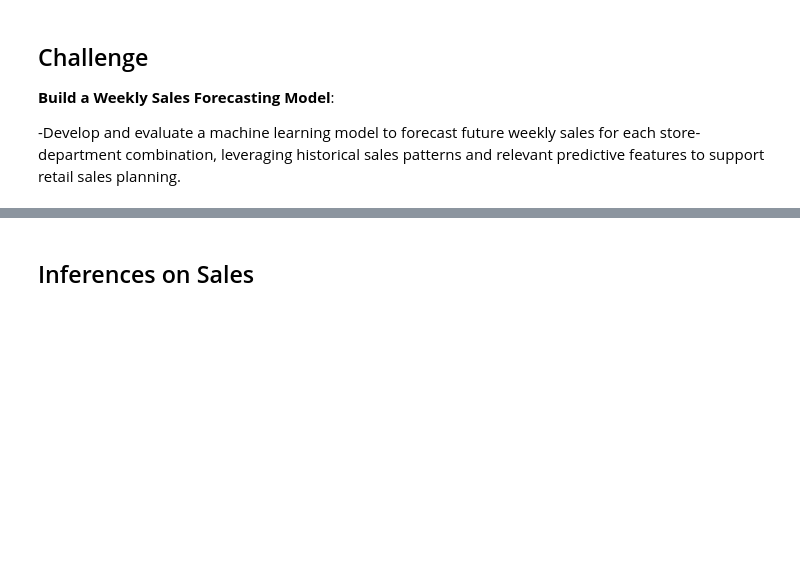
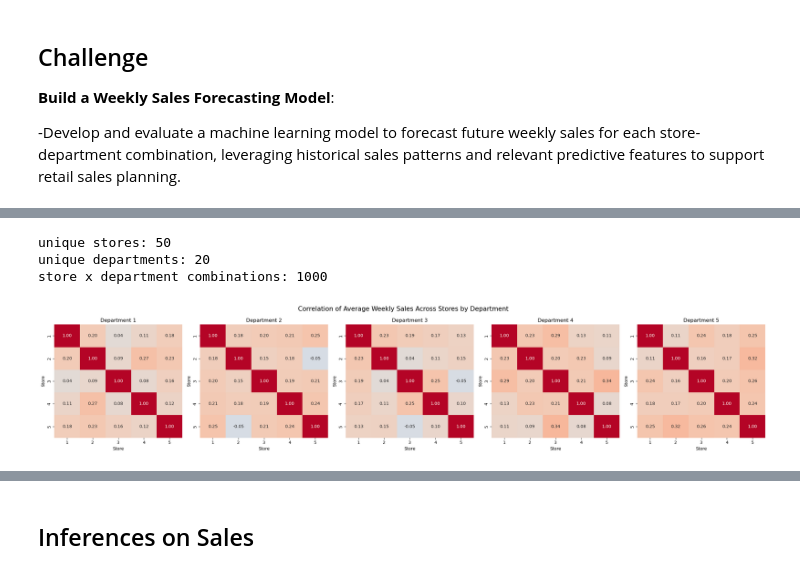
Before and after one commit to paolomags100/predictive-model-retail-sales-forecast, a Jupyter notebook: jupyter-nb/retail_sales_forecasting.ipynb, the cells around one changed output, grey strips where cells are left out. Drawn from its saved outputs; the diff is of its cells as text; code cells hidden in the pictures; blank space fills up the shorter version.

```diff
--- a/jupyter-nb/retail_sales_forecasting.ipynb
+++ b/jupyter-nb/retail_sales_forecasting.ipynb
@@ -259,0 +315,51 @@ Analyst Inferences and Hypotheses:
+# %%
+#checking how many unique store x combinations there are
+print("unique stores:", retail_sales['store_id'].drop_duplicates().shape[0])
+print("unique departments:", retail_sales['department'].drop_duplicates().shape[0])
+print("store x department combinations:", retail_sales[['store_id', 'department']].drop_duplicates().shape[0])
+# %% [output]
+unique stores: 50
+unique departments: 20
+store x department combinations: 1000
+# %%
+#investigating correlation for department and avg. weekly sales
+fig, axes = plt.subplots(1, 5, figsize=(24, 5))
+
+for dept, ax in zip([1, 2, 3, 4, 5], axes):
+    sales_pivot = (
+        retail_sales[
+            (retail_sales['department'] == dept) &
+            (retail_sales['store_id'].isin([1, 2, 3, 4, 5]))
+        ]
+        .groupby(['date', 'store_id'], observed=True)['weekly_sales']
+        .mean()
+        .unstack()
+    )
+
+    store_corr = sales_pivot.corr()
+
+    sns.heatmap(
+        store_corr,
+        annot=True,
+        fmt='.2f',
+        cmap='coolwarm',
+        vmin=-1,
+        vmax=1,
+        center=0,
+        ax=ax,
+        cbar=False
+    )
+
+    ax.set_title(f'Department {dept}')
+
+plt.suptitle(
+    'Correlation of Average Weekly Sales Across Stores by Department',
+    fontsize=15
+)
+
+plt.tight_layout()
+plt.show()
+#Results: most store x department combinations exhibit positive correlations in average weekly sales across stores, suggesting that sales generally move in the same direction.
+#However, the degree of correlation varies across stores and departments, with most relationships being relatively weak (below 0.5).
+# %% [output]
+[figure, added]
```
Also changed, not shown: parts of 40 cells of this notebook, 2 other files.
